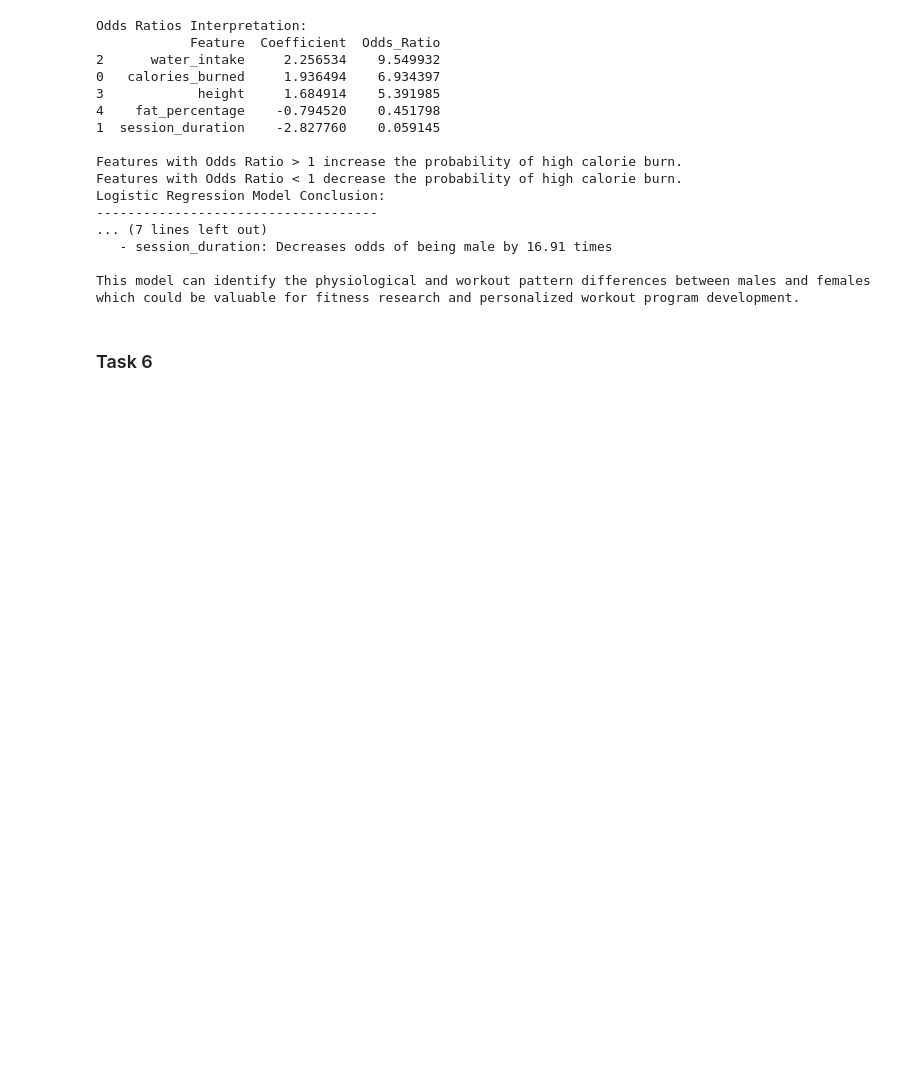
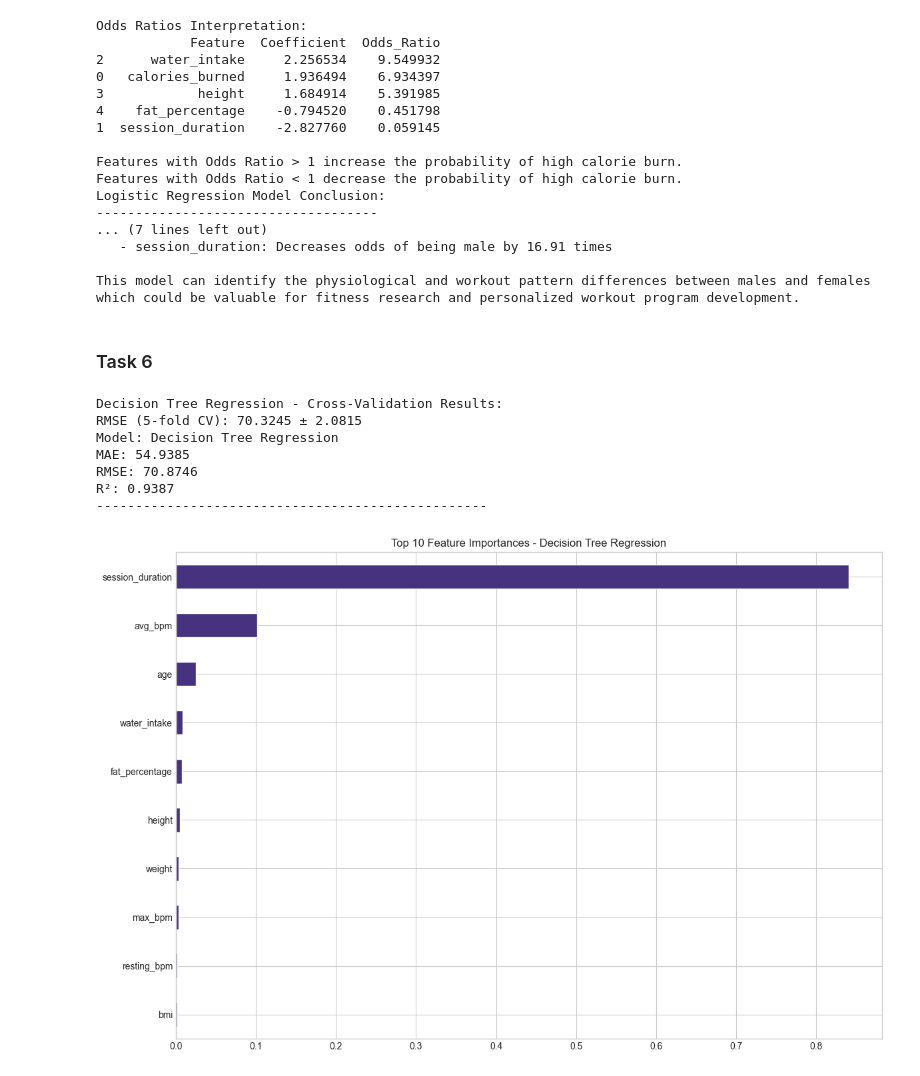
Before and after one commit to ivan-22-3-5/data_analysis_6th_sem, a Jupyter notebook: final-project/final-project.ipynb, the cells around one changed output. Saved outputs shown, nothing was run; the diff lists cells and outputs as text; code cells hidden in the pictures; blank space fills up the shorter version.

```diff
--- a/final-project/final-project.ipynb
+++ b/final-project/final-project.ipynb
@@ -767,0 +779,3 @@ which could be valuable for fitness research and personalized workout program de
+# %%
+plt.style.use('seaborn-v0_8-whitegrid')
+sns.set_palette("viridis")
@@ -767,0 +848,50 @@ which could be valuable for fitness research and personalized workout program de
+# %%
+target_regression = 'calories_burned'
+
+target_classification = 'gender'
+
+features = [col for col in df_transformed.columns if col not in [target_regression, target_classification]]
+# %%
+X_reg = df_transformed[features]
+y_reg = df_transformed[target_regression]
+X_reg_train, X_reg_test, y_reg_train, y_reg_test = train_test_split(
+    X_reg, y_reg, test_size=0.2, random_state=42
+)
+
+X_clf = df_transformed[features]
+y_clf = df_transformed[target_classification]
+X_clf_train, X_clf_test, y_clf_train, y_clf_test = train_test_split(
+    X_clf, y_clf, test_size=0.2, random_state=42
+)
+# %%
+dt_reg = DecisionTreeRegressor(random_state=42)
+dt_reg.fit(X_reg_train, y_reg_train)
+
+# Cross-validation for Decision Tree Regression
+kfold = KFold(n_splits=5, shuffle=True, random_state=42)
+dt_reg_cv_scores = cross_val_score(dt_reg, X_reg, y_reg, cv=kfold, scoring='neg_mean_squared_error')
+dt_reg_cv_rmse = np.sqrt(-dt_reg_cv_scores)
+
+print("Decision Tree Regression - Cross-Validation Results:")
+print(f"RMSE (5-fold CV): {dt_reg_cv_rmse.mean():.4f} ± {dt_reg_cv_rmse.std():.4f}")
+
+# Make predictions and evaluate
+y_reg_pred_dt = dt_reg.predict(X_reg_test)
+dt_reg_metrics = evaluate_regression(y_reg_test, y_reg_pred_dt, "Decision Tree Regression")
+
+# Visualize feature importance
+plt.figure(figsize=(12, 8))
+feat_importances = pd.Series(dt_reg.feature_importances_, index=X_reg.columns)
+feat_importances.nlargest(10).sort_values().plot(kind='barh')
+plt.title('Top 10 Feature Importances - Decision Tree Regression')
+plt.tight_layout()
+plt.show()
+# %% [output]
+Decision Tree Regression - Cross-Validation Results:
+RMSE (5-fold CV): 70.3245 ± 2.0815
+Model: Decision Tree Regression
+MAE: 54.9385
+RMSE: 70.8746
+R²: 0.9387
+--------------------------------------------------
+[figure, added]
```
Also changed, not shown: parts of 19 cells of this notebook, 1 other file.
